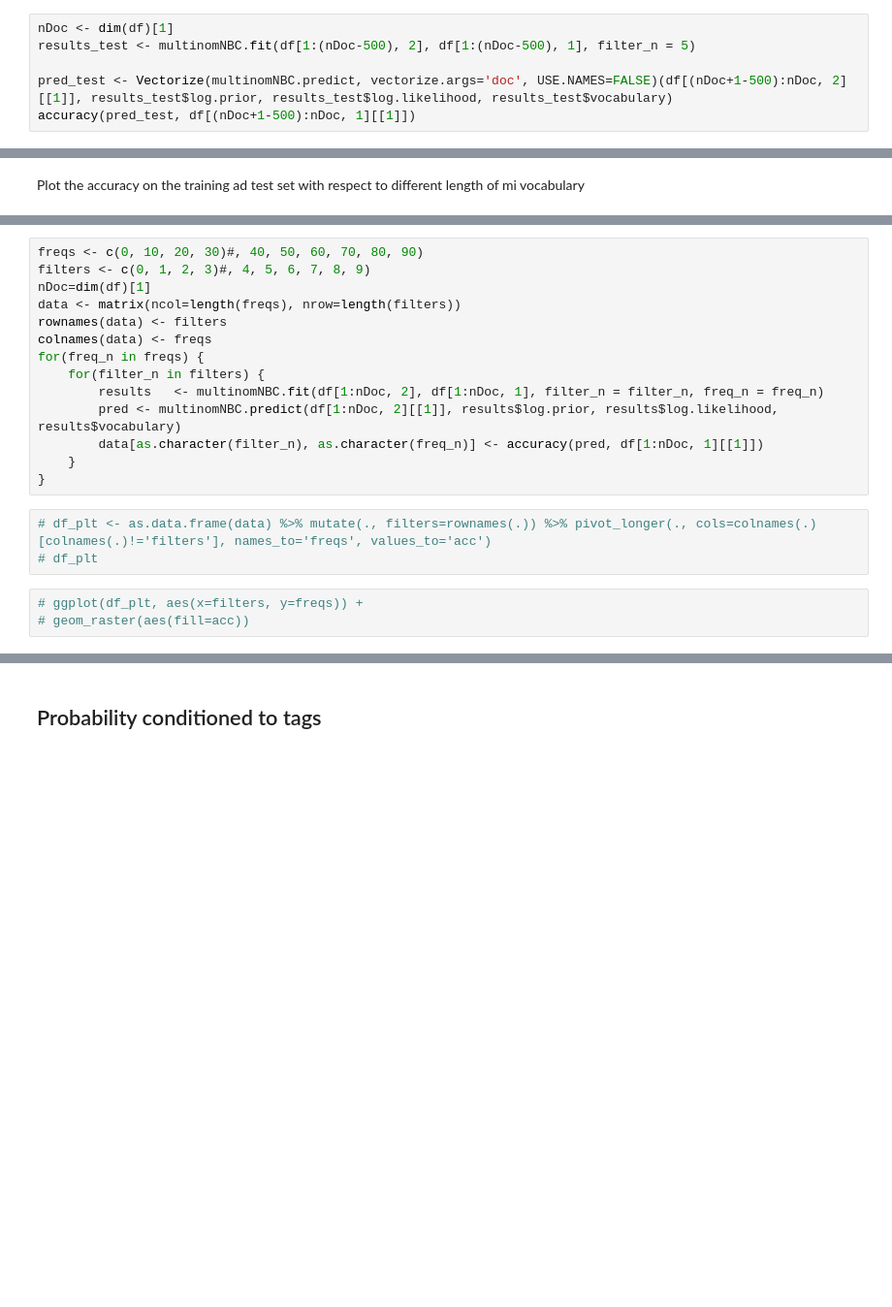
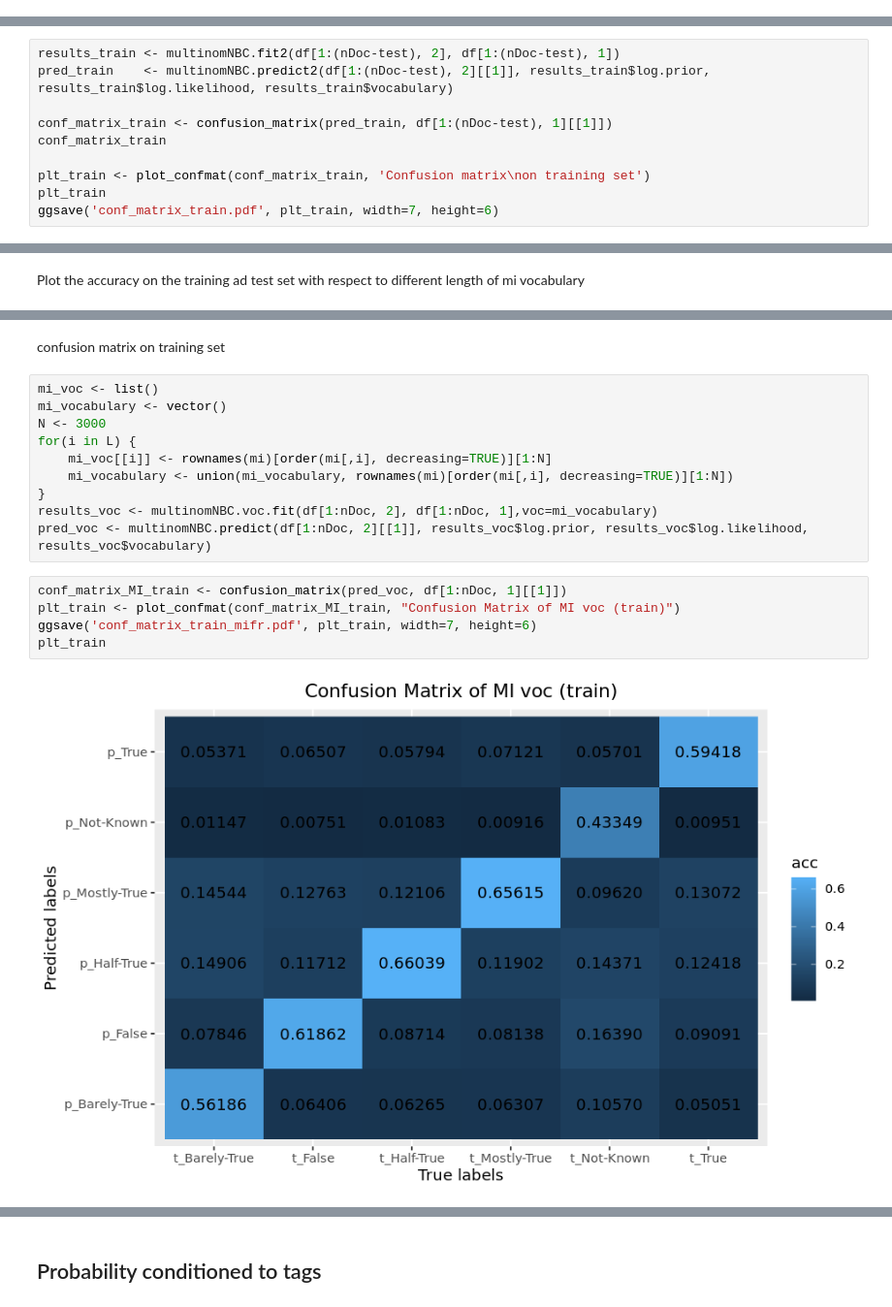
Before and after one commit to c0pp1/NaiveBayesMNC, a Jupyter notebook: project05.ipynb, the cells around one changed output, grey strips where cells are left out. Shown at 97% size. Saved outputs shown, nothing was run; the diff lists cells and outputs as text; blank space fills up the shorter version.

```diff
--- a/project05.ipynb
+++ b/project05.ipynb
@@ -226,6 +206,0 @@ A matrix: 6 x 6 of type dbl
-# %%
-nDoc <- dim(df)[1]
-results_test <- multinomNBC.fit(df[1:(nDoc-500), 2], df[1:(nDoc-500), 1], filter_n = 5)
-
-pred_test <- Vectorize(multinomNBC.predict, vectorize.args='doc', USE.NAMES=FALSE)(df[(nDoc+1-500):nDoc, 2][[1]], results_test$log.prior, results_test$log.likelihood, results_test$vocabulary)
-accuracy(pred_test, df[(nDoc+1-500):nDoc, 1][[1]])
@@ -342,0 +424,10 @@ for (word in voc[1:500]){
+# %%
+results_train <- multinomNBC.fit2(df[1:(nDoc-test), 2], df[1:(nDoc-test), 1])
+pred_train    <- multinomNBC.predict2(df[1:(nDoc-test), 2][[1]], results_train$log.prior, results_train$log.likelihood, results_train$vocabulary)
+
+conf_matrix_train <- confusion_matrix(pred_train, df[1:(nDoc-test), 1][[1]])
+conf_matrix_train
+
+plt_train <- plot_confmat(conf_matrix_train, 'Confusion matrix\non training set')
+plt_train
+ggsave('conf_matrix_train.pdf', plt_train, width=7, height=6)
@@ -586,20 +740,19 @@ ggsave("NaiveBayesMNC/Accuracy_plot.pdf",plot_acc,width = 10, height = 6)
-# %%
-freqs <- c(0, 10, 20, 30)#, 40, 50, 60, 70, 80, 90)
-filters <- c(0, 1, 2, 3)#, 4, 5, 6, 7, 8, 9)
-nDoc=dim(df)[1]
-data <- matrix(ncol=length(freqs), nrow=length(filters))
-rownames(data) <- filters
-colnames(data) <- freqs
-for(freq_n in freqs) {
-    for(filter_n in filters) {
-        results   <- multinomNBC.fit(df[1:nDoc, 2], df[1:nDoc, 1], filter_n = filter_n, freq_n = freq_n)
-        pred <- multinomNBC.predict(df[1:nDoc, 2][[1]], results$log.prior, results$log.likelihood, results$vocabulary)
-        data[as.character(filter_n), as.character(freq_n)] <- accuracy(pred, df[1:nDoc, 1][[1]])
-    }
-}
-# %%
-# df_plt <- as.data.frame(data) %>% mutate(., filters=rownames(.)) %>% pivot_longer(., cols=colnames(.)[colnames(.)!='filters'], names_to='freqs', values_to='acc')
-# df_plt
-# %%
-# ggplot(df_plt, aes(x=filters, y=freqs)) +
-# geom_raster(aes(fill=acc))
+# %% [markdown]
+confusion matrix on training set
+# %%
+mi_voc <- list()
+mi_vocabulary <- vector()
+N <- 3000
+for(i in L) {
+    mi_voc[[i]] <- rownames(mi)[order(mi[,i], decreasing=TRUE)][1:N]
+    mi_vocabulary <- union(mi_vocabulary, rownames(mi)[order(mi[,i], decreasing=TRUE)][1:N])
+}
+results_voc <- multinomNBC.voc.fit(df[1:nDoc, 2], df[1:nDoc, 1],voc=mi_vocabulary)
+pred_voc <- multinomNBC.predict(df[1:nDoc, 2][[1]], results_voc$log.prior, results_voc$log.likelihood, results_voc$vocabulary)
+# %%
+conf_matrix_MI_train <- confusion_matrix(pred_voc, df[1:nDoc, 1][[1]])
+plt_train <- plot_confmat(conf_matrix_MI_train, "Confusion Matrix of MI voc (train)")
+ggsave('conf_matrix_train_mifr.pdf', plt_train, width=7, height=6)
+plt_train
+# %% [output]
+[figure, added]
```
Also changed, not shown: parts of 78 cells of this notebook, 16 other files.
